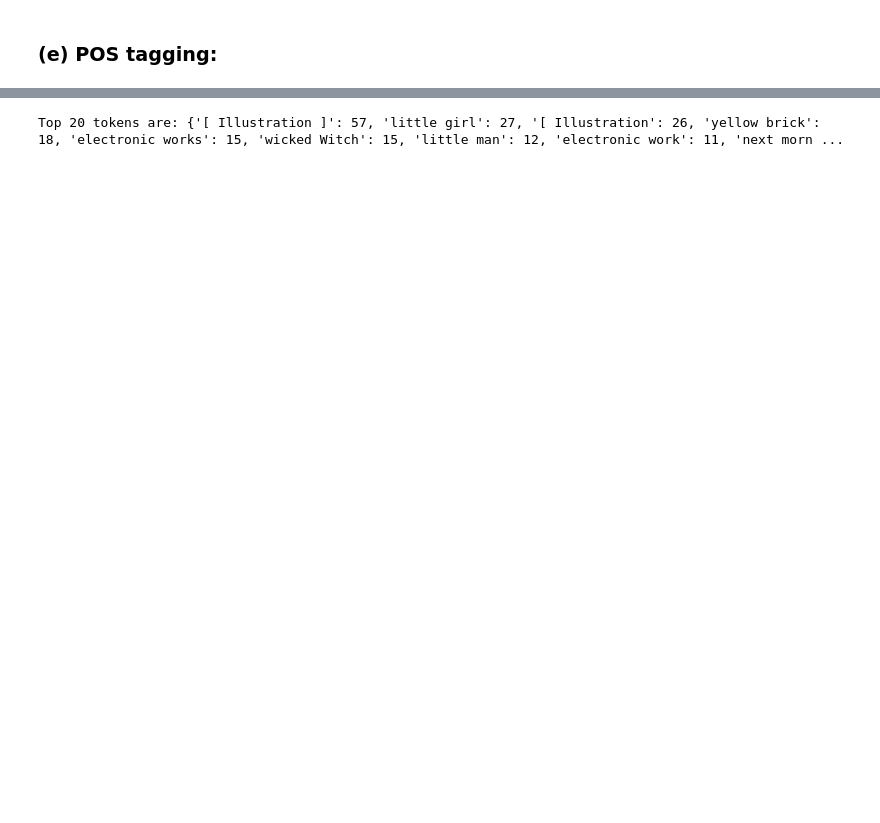
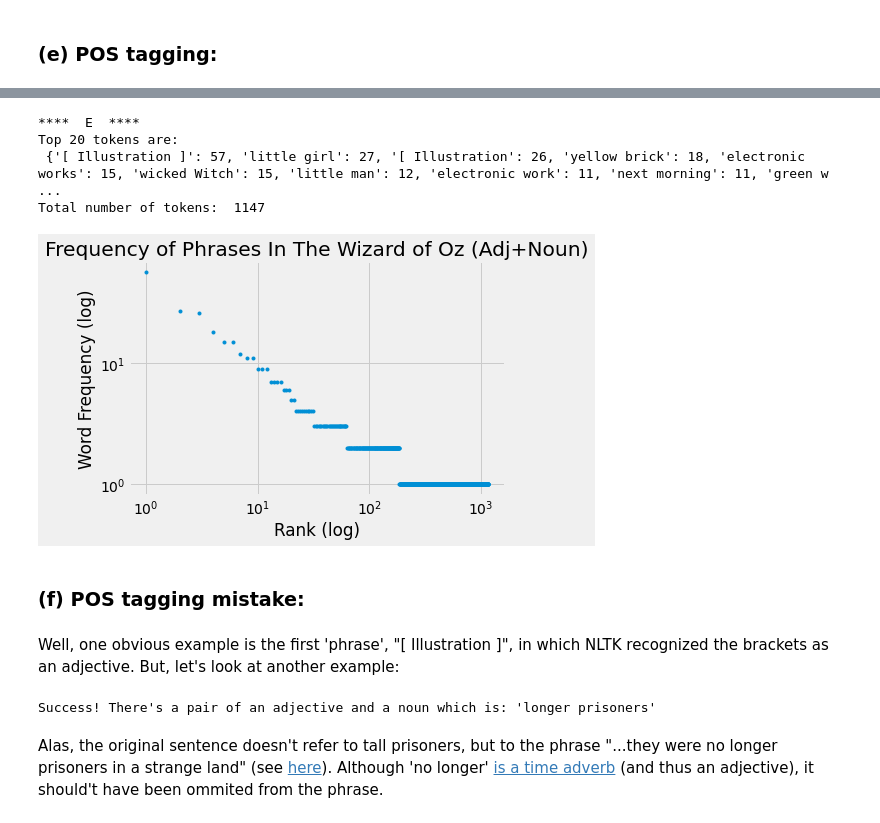
Before and after one commit to noalevitzky/DataMining, a Jupyter notebook: ex3/wizard_of_oz_text_mining.ipynb, the cells around one changed output, grey strips where cells are left out. Saved outputs shown, nothing was run; the diff lists cells and outputs as text; code cells hidden in the pictures; blank space fills up the shorter version.

```diff
--- a/ex3/wizard_of_oz_text_mining.ipynb
+++ b/ex3/wizard_of_oz_text_mining.ipynb
@@ -155,6 +170,7 @@ Top 20 tokens are: {',': 2883, '.': 2039, "''": 1253, '``': 961, 'I': 650, 'Doro
 <h3>(e) POS tagging:</h3>
 # %%
 custom_sent_tokenizer = PunktSentenceTokenizer("GWBush.txt")
+
 # JJ|JJR|JJS (one or more), and NN|NNS|NNP|NNPS (one or more)
 chunkPattern = r"""Chunk: {<JJ.?>+<NN.?.?>+} """
 
@@ -165,14 +181,7 @@ processed = process_content(tokenized, chunkPattern)
 phrases = extract_phrases(processed)
 phrases_freq = get_ordered_freq(phrases)
 
-freq_y = np.array(list(phrases_freq.values()))
-rank_x = np.arange(1, len(phrases_freq)+1)
-
-fig, axes = plt.subplots()
-plt.loglog(rank_x, freq_y, marker=".", linestyle='None')
-
-plt.title('Frequency of Phrases In The Wizard of Oz (Adj+Noun)')
-plt.ylabel('Phrase Frequency (log)')
-plt.xlabel('Rank (log)')
+fig, axes = parseSection(phrases_freq, 'E',
+             'Frequency of Phrases In The Wizard of Oz (Adj+Noun)')
 plt.show()
 # %% [output]
@@ -181,5 +188,22 @@ plt.show()
+****  E  ****
+Top 20 tokens are:
+ {'[ Illustration ]': 57, 'little girl': 27, '[ Illustration': 26, 'yellow brick': 18, 'electronic works': 15, 'wicked Witch': 15, 'little man': 12, 'electronic work': 11, 'next morning': 11, 'green w ...
+Total number of tokens:  1147
+[figure, added]
-# %%
-res = select_x_highest(phrases_freq, 20)
-print("Top 20 tokens are:", res)
-# %% [output]
-Top 20 tokens are: {'[ Illustration ]': 57, 'little girl': 27, '[ Illustration': 26, 'yellow brick': 18, 'electronic works': 15, 'wicked Witch': 15, 'little man': 12, 'electronic work': 11, 'next morn ...
+# %% [markdown]
+<h3>(f) POS tagging mistake:</h3>
+# %% [markdown]
+Well, one obvious example is the first 'phrase', "[ Illustration ]", in which NLTK recognized the brackets as an adjective.
+But, let's look at another example:
+# %%
+try:
+    phrase = "longer prisoners"
+    phrases_freq[phrase]
+    print("Success! There's a pair of an adjective and a noun which is:", f"'{phrase}'")
+except:
+    print("Whoops, this pharse does not exists!")
+# %% [output]
+Success! There's a pair of an adjective and a noun which is: 'longer prisoners'
+# %% [markdown]
+Alas, the original sentence doesn't refer to tall prisoners, but to the phrase "...they were no longer prisoners in a strange land" (see <a href="https://www.gutenberg.org/files/55/55-h/55-h.htm">here</a>).
+Although 'no longer' <a href="https://dictionary.cambridge.org/dictionary/english/no-longer?q=no+longer+">is a time adverb</a> (and thus an adjective), it should't have been ommited from the phrase.
```
Also changed, not shown: parts of 22 cells of this notebook, 2 other files.
